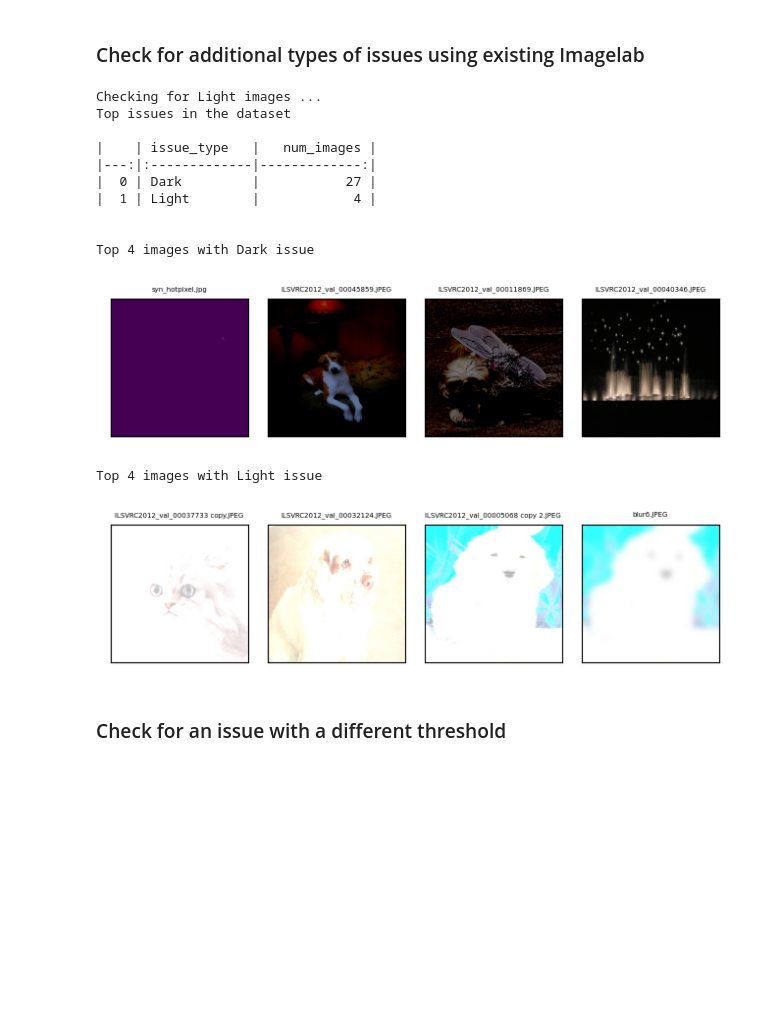
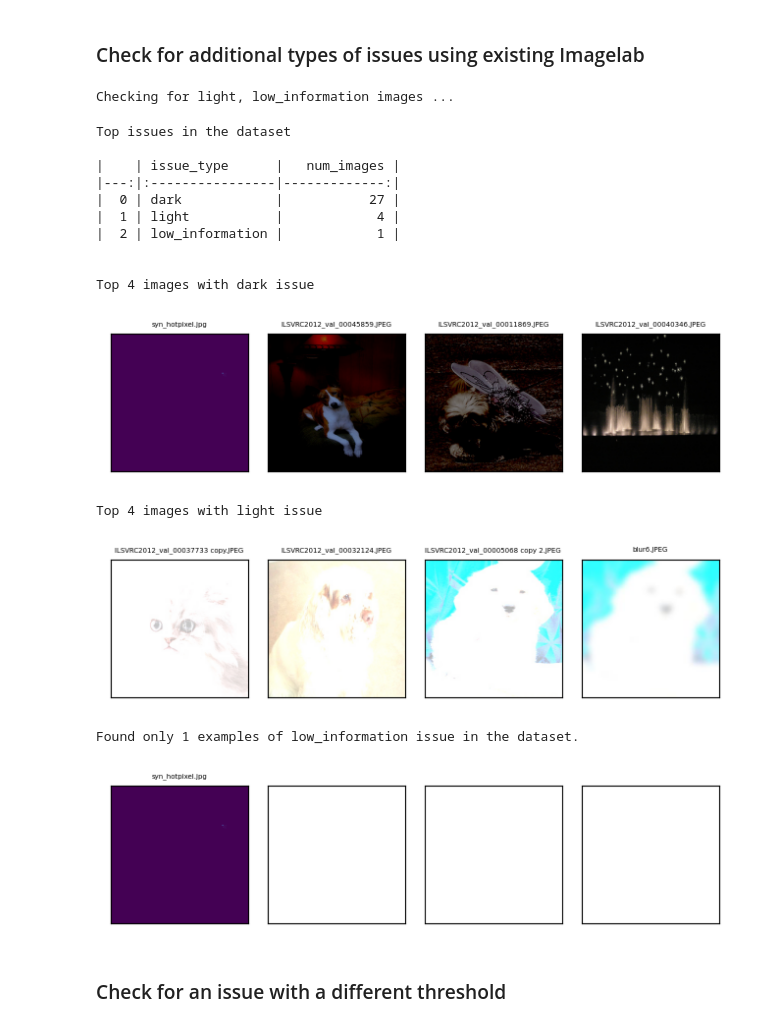
Before and after one commit to cleanlab/cleanvision, a Jupyter notebook: notebooks/demo.ipynb, the cells around one changed output. Drawn from its saved outputs; the diff is of its cells as text; code cells hidden in the pictures; blank space fills up the shorter version.

```diff
--- a/notebooks/demo.ipynb
+++ b/notebooks/demo.ipynb
@@ -47,23 +55,26 @@ Top 4 images with Dark issue
 # %% [markdown]
 ### Check for additional types of issues using existing Imagelab
 # %%
-issue_types = {"Light": {}}
+issue_types = {"light": {}, "low_information":{}}
 imagelab.find_issues(issue_types)
 imagelab.report()
 # %% [output]
-Checking for Light images ...
-Top issues in the dataset
-
-|    | issue_type   |   num_images |
-|---:|:-------------|-------------:|
-|  0 | Dark         |           27 |
-|  1 | Light        |            4 |
-
-
-Top 4 images with Dark issue
+Checking for light, low_information images ...
+Top issues in the dataset
+
+|    | issue_type      |   num_images |
+|---:|:----------------|-------------:|
+|  0 | dark            |           27 |
+|  1 | light           |            4 |
+|  2 | low_information |            1 |
+
+
+Top 4 images with dark issue
 [figure]
-Top 4 images with Light issue
+Top 4 images with light issue
 [figure]
+Found only 1 examples of low_information issue in the dataset.
+[figure, added]
 # %% [markdown]
 ### Check for an issue with a different threshold
 # %%
```
Also changed, not shown: parts of 10 cells of this notebook, 10 other files.
